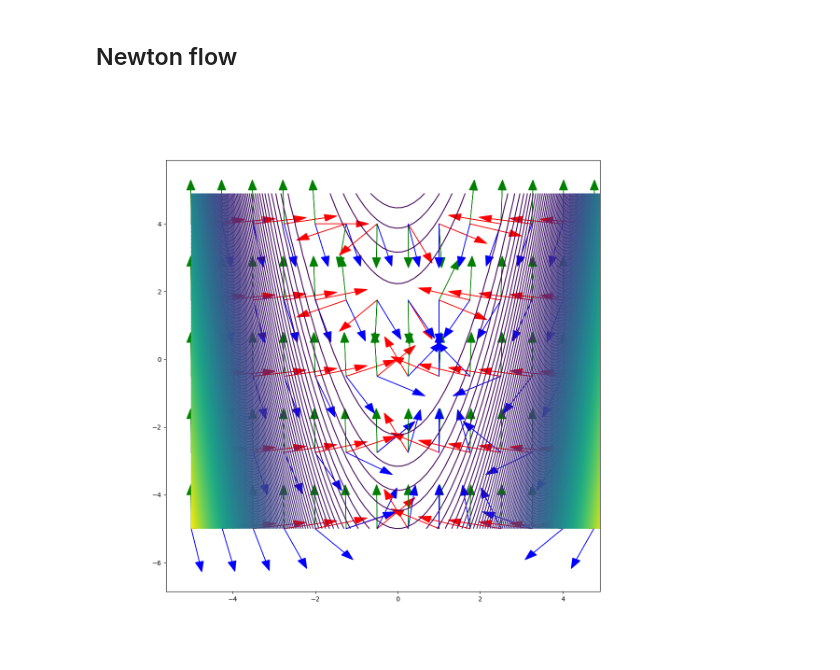
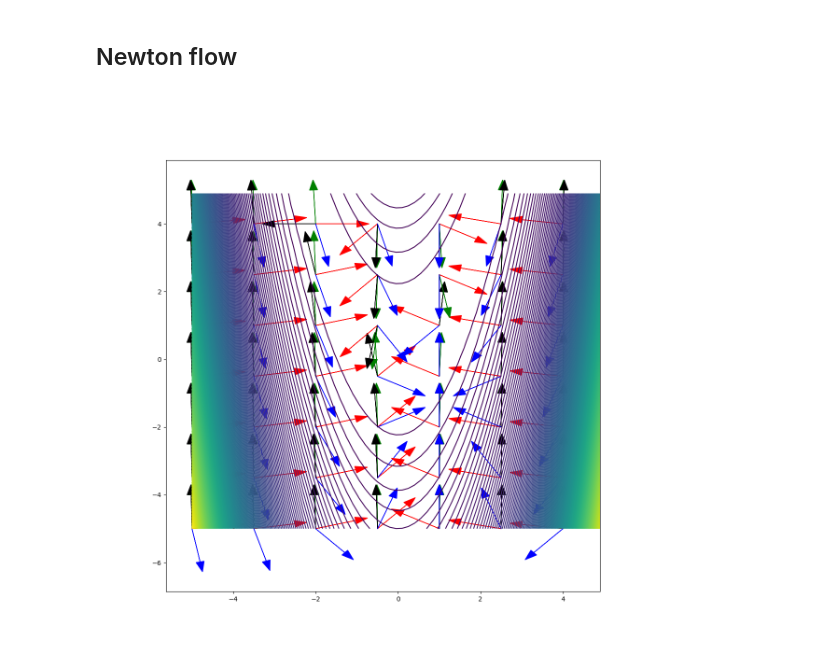
Before and after one commit to joergbuchwald/newton, a Jupyter notebook: newtontrdc_rosebrock.ipynb, the cells around one changed output. Saved outputs shown, nothing was run; the diff lists cells and outputs as text; code cells hidden in the pictures.

```diff
--- a/newtontrdc_rosebrock.ipynb
+++ b/newtontrdc_rosebrock.ipynb
@@ -119,7 +119,7 @@ while ((error > tol) and (niter <= max_iter)):
     R = F(sol)
     s_nt = np.matrix(linalg.solve(J, -R))
     #scale s, delta
-    nablaf =  np.matmul(J.transpose(), R)
+    nablaf =  R#np.matmul(J.transpose(), R)
     norms_nt = np.linalg.norm(s_nt)
     #print(f"Debug Newton update: {s_nt}")
     inner_iter = 0
@@ -254,6 +254,6 @@ circles = []
 for i in range(len(sol.nablaf)):
     plt.arrow(sol.x[i],sol.y[i],sol.nablaf[i][0,0],sol.nablaf[i][1,0], head_width=0.2, head_length=0.1, fc='r', ec='r')
     plt.arrow(sol.x[i],sol.y[i],sol.nt[i][0,0]/20,sol.nt[i][1,0]/20, head_width=0.2, head_length=0.1, fc='b', ec='b')
-    circles.append(plt.Circle((sol.x[i], sol.y[i]), sol.deltas[i], color='k', fill=False))
-    ax.add_patch(circles[-1])
+    #circles.append(plt.Circle((sol.x[i], sol.y[i]), sol.deltas[i], color='k', fill=False))
+    #ax.add_patch(circles[-1])
 # %% [output]
@@ -280,31 +280,33 @@ Z = rosenbrock(X,Y)
 # %%
 plt.figure(figsize=(12, 12))
 
 # red lines/points: TRDC trajectory
 # red arrows: cauchy direction
 # blue arrows: newton direction
 # green lines/points newton tractory
 # black circles: trust radii
 
 X = np.arange(-5, 5, 0.15)
 Y = np.arange(-5, 5, 0.15)
 X, Y = np.meshgrid(X, Y)
 Z = rosenbrock(X,Y)
 
 plt.contour(X,Y,Z,200)
 
 for i in range(X.shape[0]):
     for j in range(X.shape[1]):
-        if i % 15 == 0 and j % 5 ==0:
+        if i % 10 == 0 and j % 10 ==0:
             r = res(X[i,j], Y[i,j])
             J = jac(X[i,j], Y[i,j])
             s_nt = np.matrix(linalg.solve(J, -r))
             s_cy =  -np.matmul(J.transpose(), r)
             s_cy = s_cy / np.linalg.norm(s_cy)
             s_sd = -np.matmul(J, np.matrix([X[i,j], Y[i,j]]).transpose())
             s_sd = s_sd / np.linalg.norm(s_sd)
+            s_r = -r / np.linalg.norm(r)
             plt.arrow(X[i,j],Y[i,j],s_cy[0,0], s_cy[1,0], head_width=0.2, head_length=0.3, fc='r', ec='r')
             plt.arrow(X[i,j],Y[i,j],s_sd[0,0], s_sd[1,0], head_width=0.2, head_length=0.3, fc='g', ec='g')
+            plt.arrow(X[i,j],Y[i,j],s_r[0,0], s_r[1,0], head_width=0.2, head_length=0.3, fc='k', ec='k')
             plt.arrow(X[i,j],Y[i,j],1*s_nt[0,0]/np.linalg.norm(s_nt), s_nt[1,0]/np.linalg.norm(s_nt), head_width=0.2, head_length=0.3, fc='b', ec='b')
 # %% [output]
-[figure, old version]
+[figure, new version]
```
Also changed, not shown: parts of 2 cells of this notebook.
